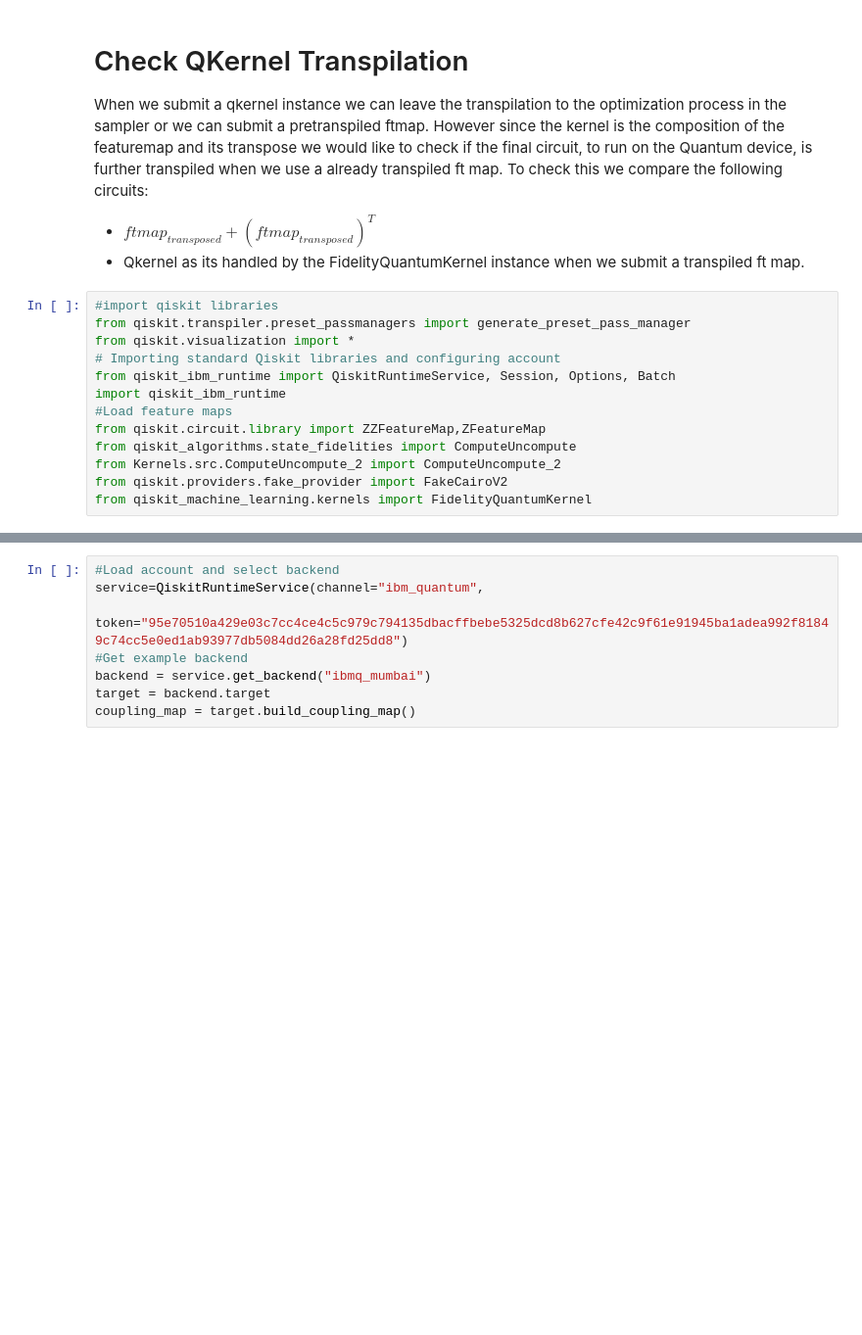
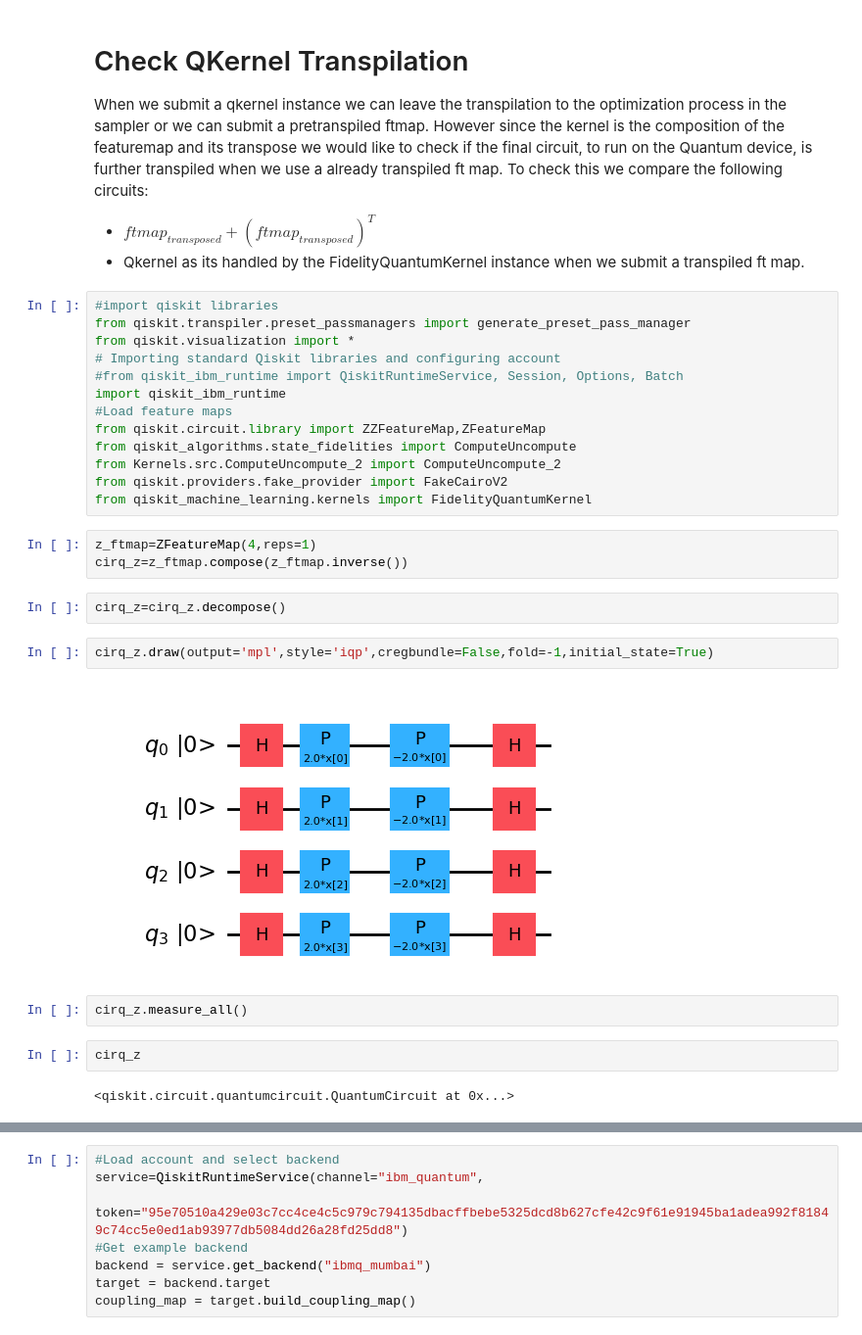
Before and after one commit to ctglab/QKomics, a Jupyter notebook: Check_circuit_depth.ipynb, the cells around one changed output, grey strips where cells are left out. Shown: that part at 98% size. Cells and saved outputs as stored; diff of their text form; blank space fills up the shorter version.

```diff
--- a/Check_circuit_depth.ipynb
+++ b/Check_circuit_depth.ipynb
@@ -11,7 +11,7 @@ To check this we compare the following circuits:
 from qiskit.transpiler.preset_passmanagers import generate_preset_pass_manager
 from qiskit.visualization import *
 # Importing standard Qiskit libraries and configuring account
-from qiskit_ibm_runtime import QiskitRuntimeService, Session, Options, Batch
+#from qiskit_ibm_runtime import QiskitRuntimeService, Session, Options, Batch
 import qiskit_ibm_runtime
 #Load feature maps
 from qiskit.circuit.library import ZZFeatureMap,ZFeatureMap
@@ -19,3 +19,18 @@ from qiskit_algorithms.state_fidelities import ComputeUncompute
 from Kernels.src.ComputeUncompute_2 import ComputeUncompute_2
 from qiskit.providers.fake_provider import FakeCairoV2
 from qiskit_machine_learning.kernels import FidelityQuantumKernel
+# %%
+z_ftmap=ZFeatureMap(4,reps=1)
+cirq_z=z_ftmap.compose(z_ftmap.inverse())
+# %%
+cirq_z=cirq_z.decompose()
+# %%
+cirq_z.draw(output='mpl',style='iqp',cregbundle=False,fold=-1,initial_state=True)
+# %% [output]
+[figure, added]
+# %%
+cirq_z.measure_all()
+# %%
+cirq_z
+# %% [output]
+<qiskit.circuit.quantumcircuit.QuantumCircuit at 0x...>
```
Also changed, not shown: parts of 1 cell of this notebook, 17 other files.
